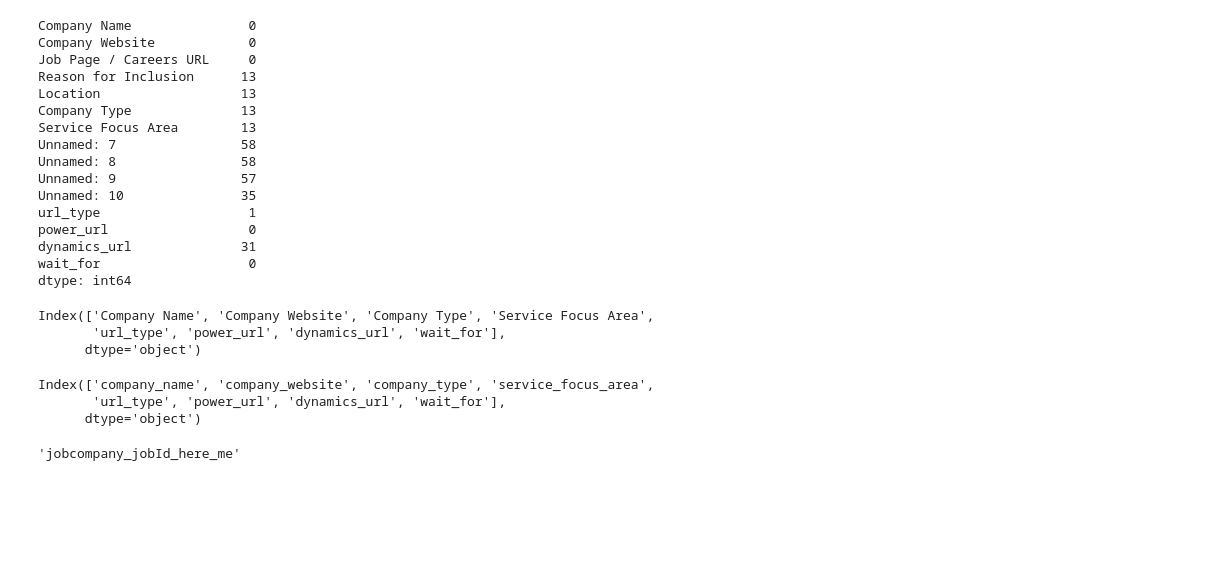
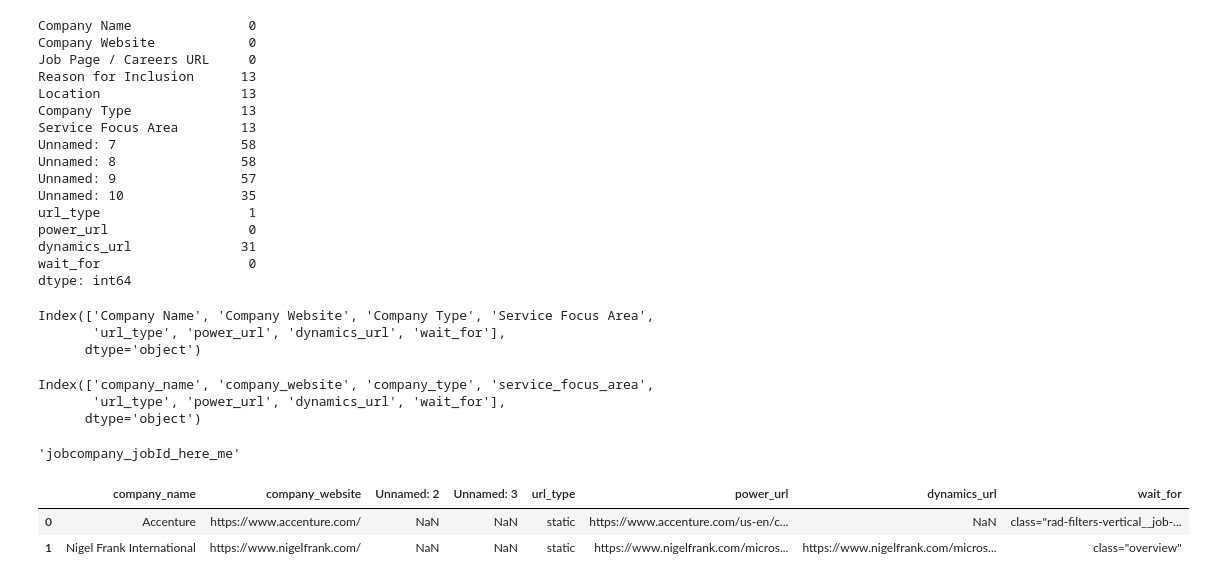
Before and after one commit to Gideon227/gigs-tech-scraping, a Jupyter notebook: noteboo.ipynb, the cells around one changed output. Drawn from its saved outputs; the diff is of its cells as text; code cells hidden in the pictures; blank space fills up the shorter version.

```diff
--- a/noteboo.ipynb
+++ b/noteboo.ipynb
@@ -187,0 +191,6 @@ has
+# %%
+df_m.head(2)
+# %% [output]
+|  | company_name | company_website | Unnamed: 2 | Unnamed: 3 | url_type | power_url | dynamics_url | wait_for |
+| 0 | Accenture | https://www.accenture.com/ | NaN | NaN | static | https://www.accenture.com/us-en/c... | NaN | class="rad-filters-vertical__job-... |
+| 1 | Nigel Frank International | https://www.nigelfrank.com/ | NaN | NaN | static | https://www.nigelfrank.com/micros... | https://www.nigelfrank.com/micros... | class="overview" |
```
Also changed, not shown: parts of 13 cells of this notebook, 8 other files.
